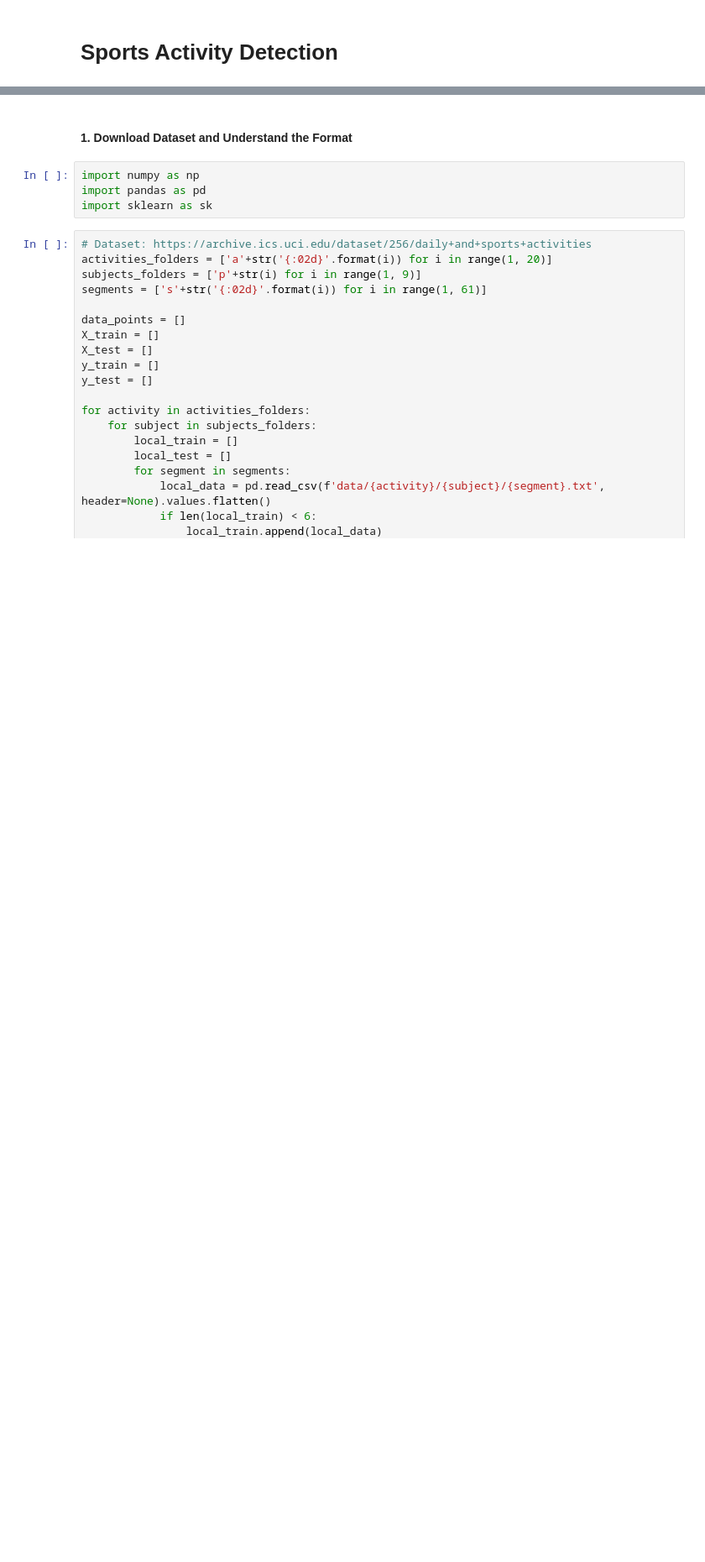
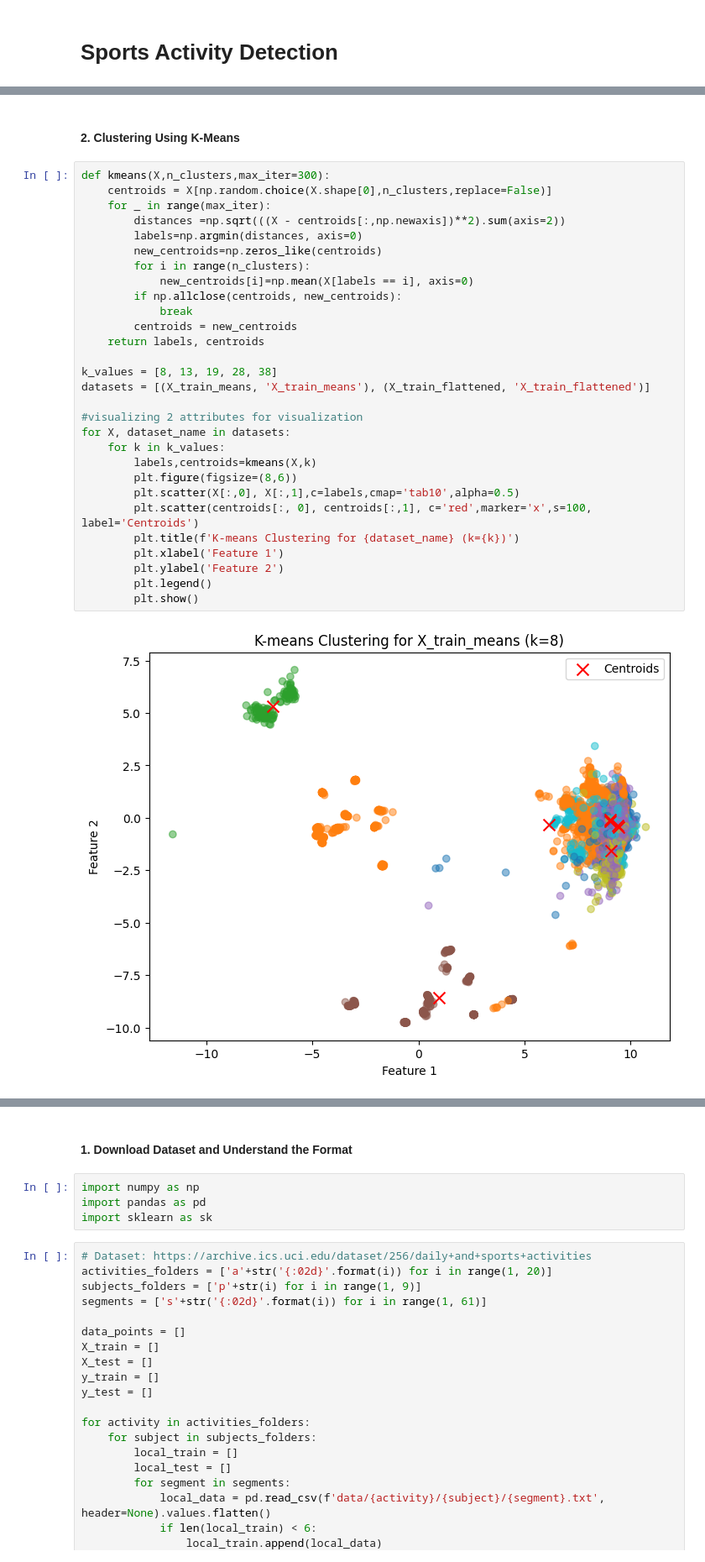
Before and after one commit to membaby/sports-activity-detection, a Jupyter notebook: main.ipynb, the cells around one changed output, grey strips where cells are left out. Shown at 84% size. Saved outputs shown, nothing was run; the diff lists cells and outputs as text; blank space fills up the shorter version.

```diff
--- a/main.ipynb
+++ b/main.ipynb
@@ -82,0 +104,33 @@ Validation Labels Shape: (1824,)
+# %% [markdown]
+#### 2. Clustering Using K-Means
+# %%
+def kmeans(X,n_clusters,max_iter=300):
+    centroids = X[np.random.choice(X.shape[0],n_clusters,replace=False)]
+    for _ in range(max_iter):
+        distances =np.sqrt(((X - centroids[:,np.newaxis])**2).sum(axis=2))
+        labels=np.argmin(distances, axis=0)
+        new_centroids=np.zeros_like(centroids)
+        for i in range(n_clusters):
+            new_centroids[i]=np.mean(X[labels == i], axis=0)
+        if np.allclose(centroids, new_centroids):
+            break
+        centroids = new_centroids
+    return labels, centroids
+
+k_values = [8, 13, 19, 28, 38]
+datasets = [(X_train_means, 'X_train_means'), (X_train_flattened, 'X_train_flattened')]
+
+#visualizing 2 attributes for visualization
+for X, dataset_name in datasets:
+    for k in k_values:
+        labels,centroids=kmeans(X,k)
+        plt.figure(figsize=(8,6))
+        plt.scatter(X[:,0], X[:,1],c=labels,cmap='tab10',alpha=0.5)
+        plt.scatter(centroids[:, 0], centroids[:,1], c='red',marker='x',s=100, label='Centroids')
+        plt.title(f'K-means Clustering for {dataset_name} (k={k})')
+        plt.xlabel('Feature 1')
+        plt.ylabel('Feature 2')
+        plt.legend()
+        plt.show()
+# %% [output]
+[figure, added]
```
Also changed, not shown: parts of 6 cells of this notebook.
